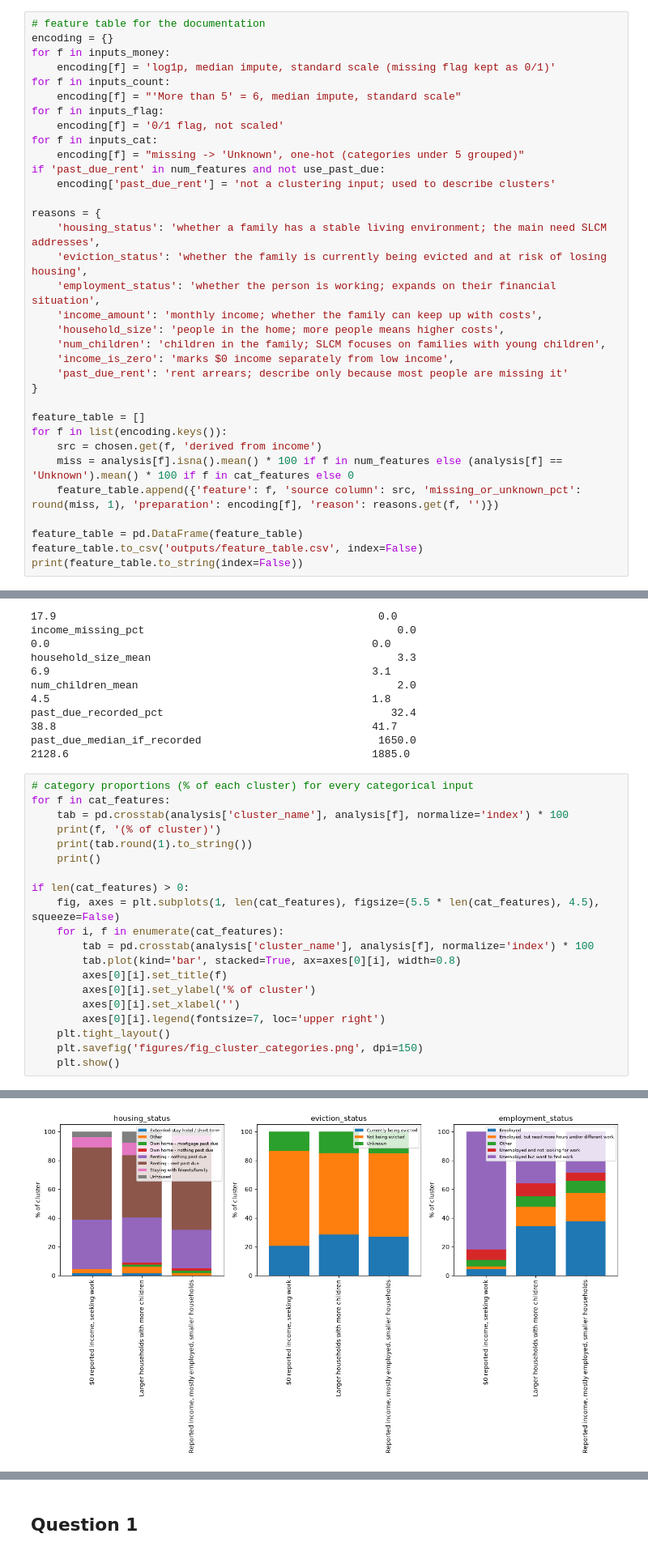
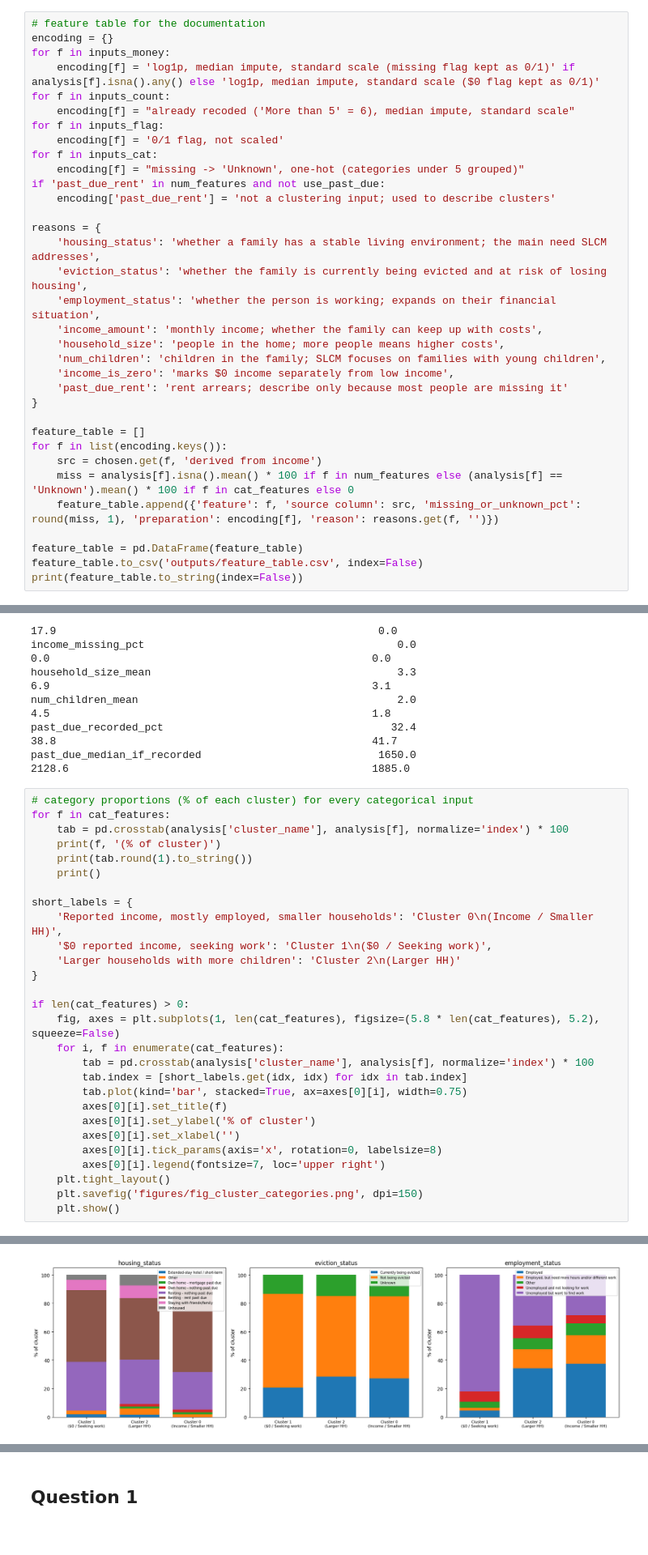
Before and after one commit to Dcissell1/CS430-SLCM-Project-2, a Jupyter notebook: CS430_SLCM_Part2_Cissell_West.ipynb, the cells around one changed output, grey strips where cells are left out. Shown at 81% size. Cells and saved outputs as stored; diff of their text form.

```diff
--- a/CS430_SLCM_Part2_Cissell_West.ipynb
+++ b/CS430_SLCM_Part2_Cissell_West.ipynb
@@ -551,9 +550,9 @@ matrix shape: (389, 19)
 # feature table for the documentation
 encoding = {}
 for f in inputs_money:
-    encoding[f] = 'log1p, median impute, standard scale (missing flag kept as 0/1)'
+    encoding[f] = 'log1p, median impute, standard scale (missing flag kept as 0/1)' if analysis[f].isna().any() else 'log1p, median impute, standard scale ($0 flag kept as 0/1)'
 for f in inputs_count:
-    encoding[f] = "'More than 5' = 6, median impute, standard scale"
+    encoding[f] = "already recoded ('More than 5' = 6), median impute, standard scale"
 for f in inputs_flag:
     encoding[f] = '0/1 flag, not scaled'
 for f in inputs_cat:
@@ -919,40 +918,48 @@ for f in cat_features:
     print(tab.round(1).to_string())
     print()
 
+short_labels = {
+    'Reported income, mostly employed, smaller households': 'Cluster 0\n(Income / Smaller HH)',
+    '$0 reported income, seeking work': 'Cluster 1\n($0 / Seeking work)',
+    'Larger households with more children': 'Cluster 2\n(Larger HH)'
+}
+
 if len(cat_features) > 0:
-    fig, axes = plt.subplots(1, len(cat_features), figsize=(5.5 * len(cat_features), 4.5), squeeze=False)
+    fig, axes = plt.subplots(1, len(cat_features), figsize=(5.8 * len(cat_features), 5.2), squeeze=False)
     for i, f in enumerate(cat_features):
         tab = pd.crosstab(analysis['cluster_name'], analysis[f], normalize='index') * 100
-        tab.plot(kind='bar', stacked=True, ax=axes[0][i], width=0.8)
+        tab.index = [short_labels.get(idx, idx) for idx in tab.index]
+        tab.plot(kind='bar', stacked=True, ax=axes[0][i], width=0.75)
         axes[0][i].set_title(f)
         axes[0][i].set_ylabel('% of cluster')
         axes[0][i].set_xlabel('')
+        axes[0][i].tick_params(axis='x', rotation=0, labelsize=8)
         axes[0][i].legend(fontsize=7, loc='upper right')
     plt.tight_layout()
     plt.savefig('figures/fig_cluster_categories.png', dpi=150)
     plt.show()
 # %% [output]
 housing_status (% of cluster)
 housing_status                                        Extended-stay hotel / short-term  Other  Own home - mortgage past due  Own home - nothing past due  Renting - nothing past due  Renting - rent pas ...
 cluster_name
 $0 reported income, seeking work                                                   1.8    2.7                           0.0                          0.0                        34.2                     ...
 Larger households with more children                                               1.5    4.5                           1.5                          1.5                        31.3                     ...
 Reported income, mostly employed, smaller households                               0.0    1.9                           1.4                          1.9                        26.5                     ...
 
 eviction_status (% of cluster)
 eviction_status                                       Currently being evicted  Not being evicted  Unknown
 cluster_name
 $0 reported income, seeking work                                         20.7               65.8     13.5
 Larger households with more children                                     28.4               56.7     14.9
 Reported income, mostly employed, smaller households                     27.0               57.8     15.2
 
 employment_status (% of cluster)
 employment_status                                     Employed  Employed, but need more hours and/or different work  Other  Unemployed and not looking for work  Unemployed but want to find work
 cluster_name
 $0 reported income, seeking work                           4.5                                                  1.8    4.5                                  7.2                              82.0
 Larger households with more children                      34.3                                                 13.4    7.5                                  9.0                              35.8
 Reported income, mostly employed, smaller households      37.4                                                 19.9    8.5                                  5.7                              28.4
-[figure, old version]
+[figure, new version]
 # %%
 # describe-only fields: urgency proxy and sensitive fields (never used to form clusters)
 print('urgent_housing_proxy by cluster (counts):')
```
Also changed, not shown: parts of 17 cells of this notebook.
